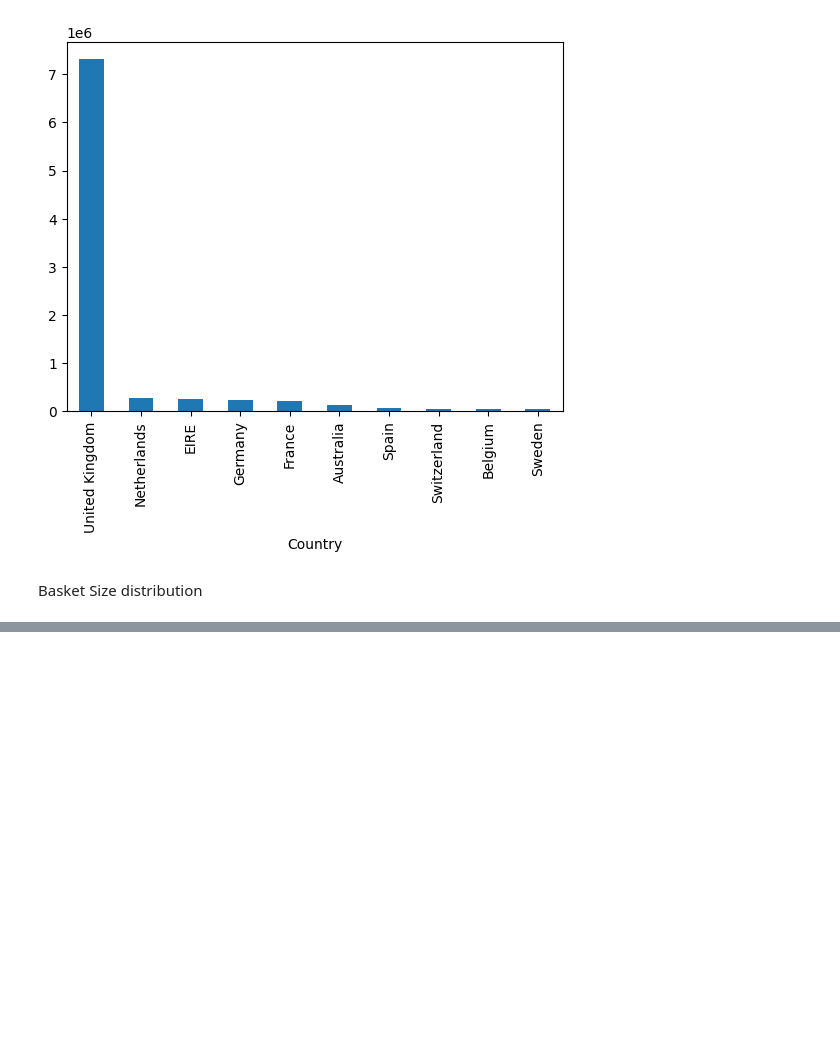
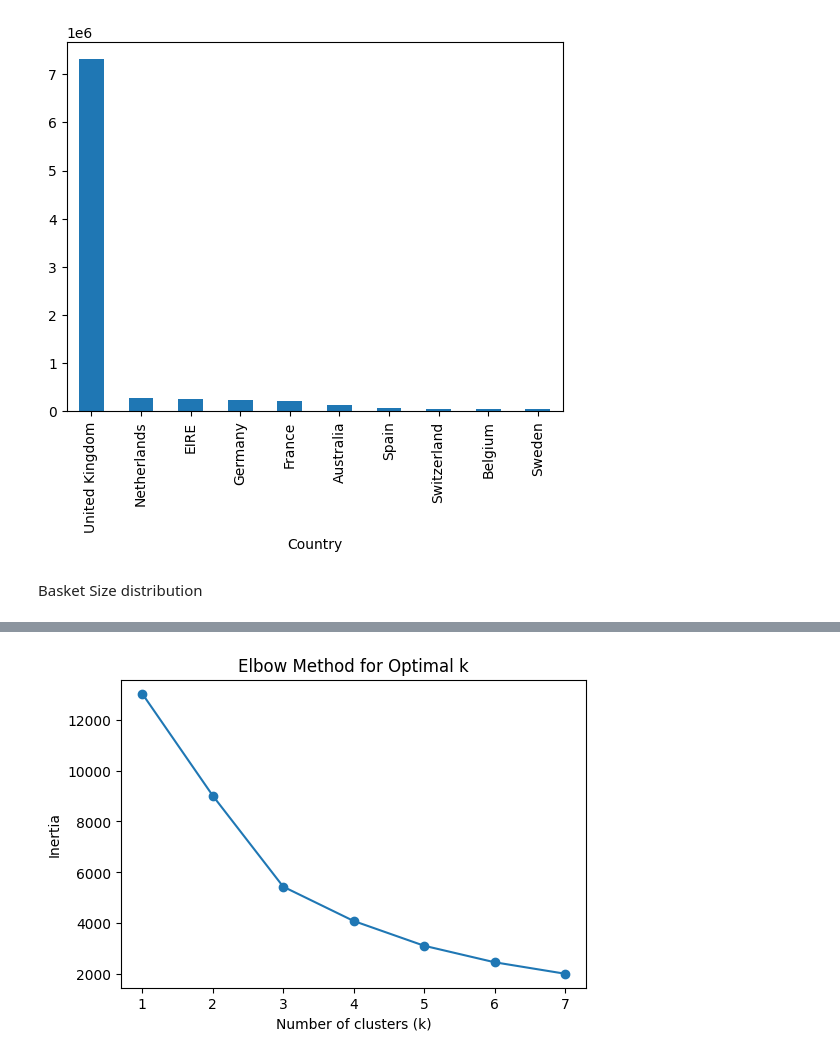
Before and after one commit to Naslaa/Supermarket-Basket-Intelligence, a Jupyter notebook: eda.ipynb, the cells around one changed output, grey strips where cells are left out. Cells and saved outputs as stored; diff of their text form; code cells hidden in the pictures; blank space fills up the shorter version.

```diff
--- a/eda.ipynb
+++ b/eda.ipynb
@@ -162,0 +263,10 @@ mean, mediam, mode
+# %%
+snapshot_date = df['InvoiceDate'].max() + pd.Timedelta(days=1)
+
+rfm = df.groupby('CustomerID').agg(
+    Recency=('InvoiceDate', lambda x: (snapshot_date - x.max()).days),
+    Frequency=('InvoiceNo', 'nunique'),
+    Monetary=('TotalPrice', 'sum')
+).reset_index()
+
+rfm.describe()
@@ -162,0 +283,23 @@ mean, mediam, mode
+# %%
+from sklearn.preprocessing import StandardScaler
+from sklearn.cluster import KMeans
+
+scaler = StandardScaler()
+rfm_scaled = scaler.fit_transform(rfm[['Recency', 'Frequency', 'Monetary']])
+
+# Elbow method to select k
+inertias = []
+k_range = range(1, 8)
+for k in k_range:
+    km = KMeans(n_clusters=k, random_state=42, n_init=10)
+    km.fit(rfm_scaled)
+    inertias.append(km.inertia_)
+
+plt.figure(figsize=(6, 4))
+plt.plot(list(k_range), inertias, marker='o')
+plt.xlabel('Number of clusters (k)')
+plt.ylabel('Inertia')
+plt.title('Elbow Method for Optimal k')
+plt.show()
+# %% [output]
+[figure, added]
```
Also changed, not shown: parts of 24 cells of this notebook.
